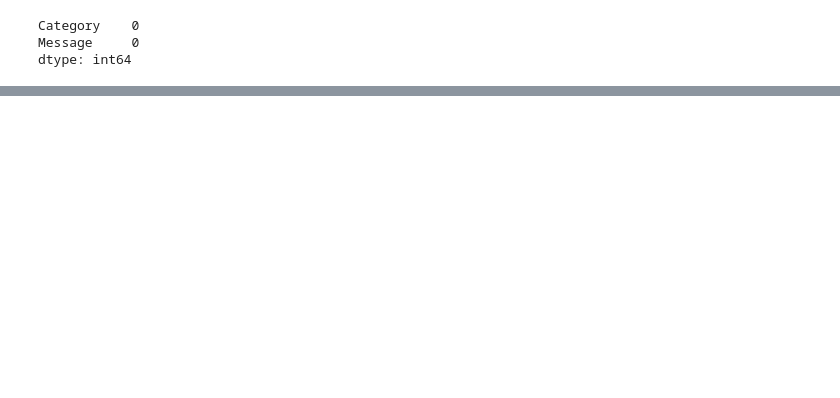
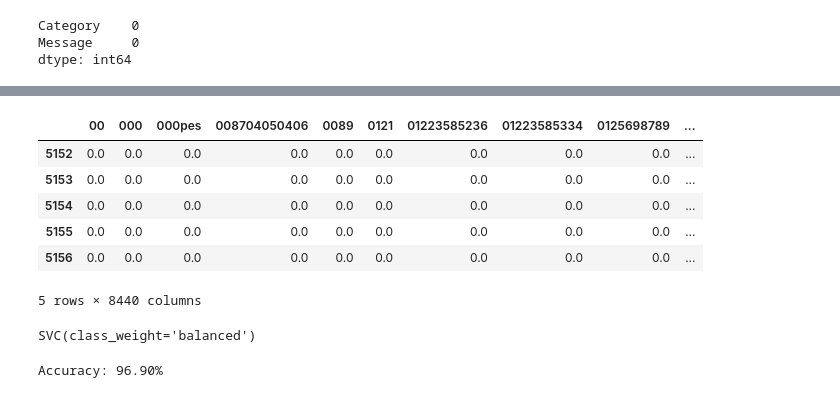
Before and after one commit to ayoubnajjout/ml_notebooks, a Jupyter notebook: spam_detection/spam_detector.ipynb, the cells around one changed output, grey strips where cells are left out. Drawn from its saved outputs; the diff is of its cells as text; code cells hidden in the pictures; blank space fills up the shorter version.

```diff
--- a/spam_detection/spam_detector.ipynb
+++ b/spam_detection/spam_detector.ipynb
@@ -83,0 +106,5 @@ memory usage: 87.2+ KB
+# %%
+x = df['Message']
+y = df['Category']
+
+x,y
@@ -83,0 +129,18 @@ memory usage: 87.2+ KB
+# %%
+tfidf = TfidfVectorizer(stop_words='english')
+# %%
+x_tfidf = tfidf.fit_transform(x).toarray()
+# %%
+feature_names = tfidf.get_feature_names_out()
+# %%
+tfidf_df = pd.DataFrame(x_tfidf, columns=feature_names)
+
+tfidf_df.tail()
+# %% [output]
+|  | 00 | 000 | 000pes | 008704050406 | 0089 | 0121 | 01223585236 | 01223585334 | 0125698789 | ... |
+| 5152 | 0.0 | 0.0 | 0.0 | 0.0 | 0.0 | 0.0 | 0.0 | 0.0 | 0.0 | ... |
+| 5153 | 0.0 | 0.0 | 0.0 | 0.0 | 0.0 | 0.0 | 0.0 | 0.0 | 0.0 | ... |
+| 5154 | 0.0 | 0.0 | 0.0 | 0.0 | 0.0 | 0.0 | 0.0 | 0.0 | 0.0 | ... |
+| 5155 | 0.0 | 0.0 | 0.0 | 0.0 | 0.0 | 0.0 | 0.0 | 0.0 | 0.0 | ... |
+| 5156 | 0.0 | 0.0 | 0.0 | 0.0 | 0.0 | 0.0 | 0.0 | 0.0 | 0.0 | ... |
+5 rows × 8440 columns
@@ -83,0 +151,10 @@ memory usage: 87.2+ KB
+# %%
+model.fit(x_train, y_train)
+# %% [output]
+SVC(class_weight='balanced')
+# %%
+accuracy = model.score(x_test, y_test)
+
+print(f'Accuracy: {accuracy * 100:.2f}%')
+# %% [output]
+Accuracy: 96.90%
```
Also changed, not shown: parts of 12 cells of this notebook.
